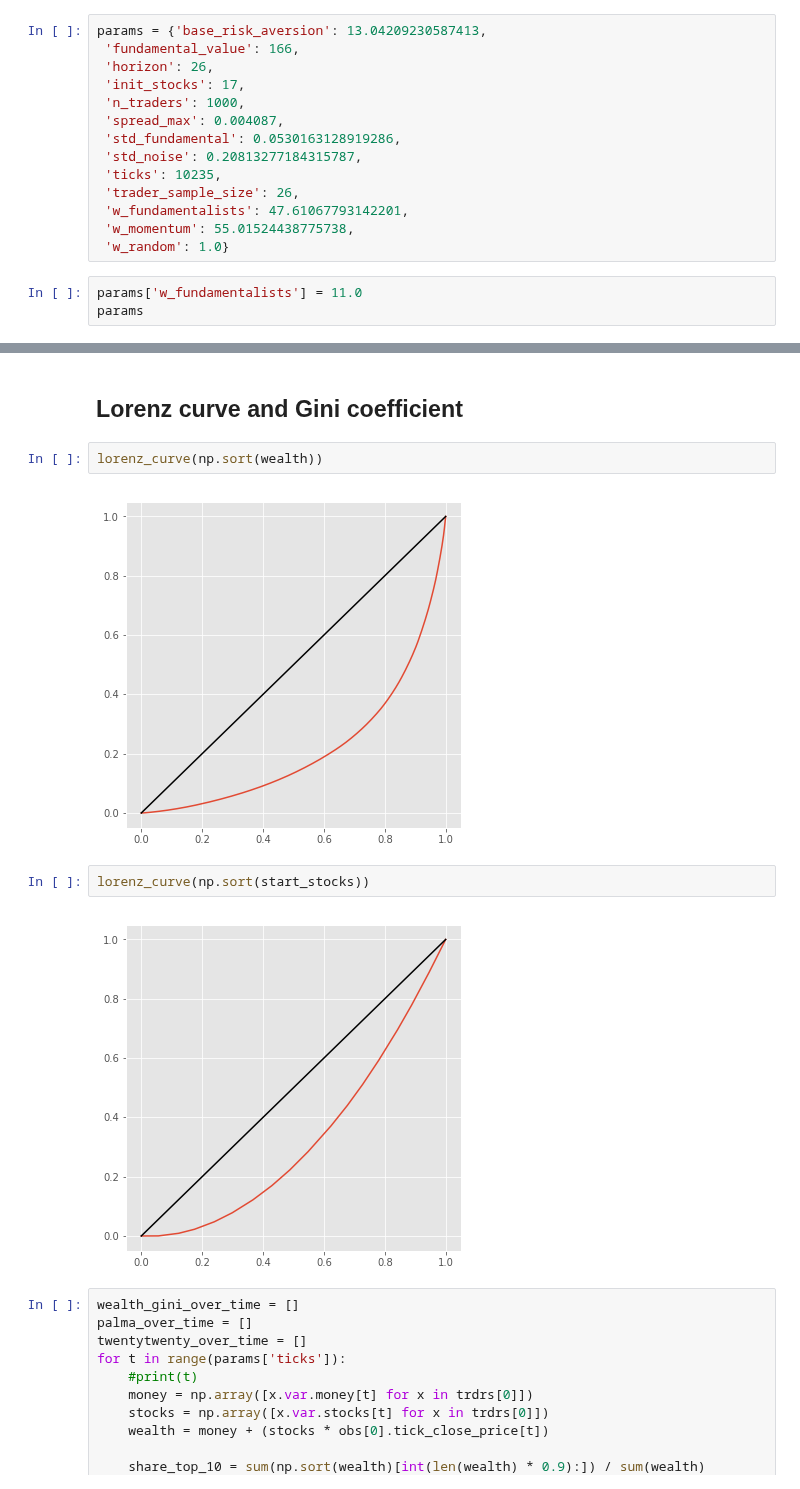
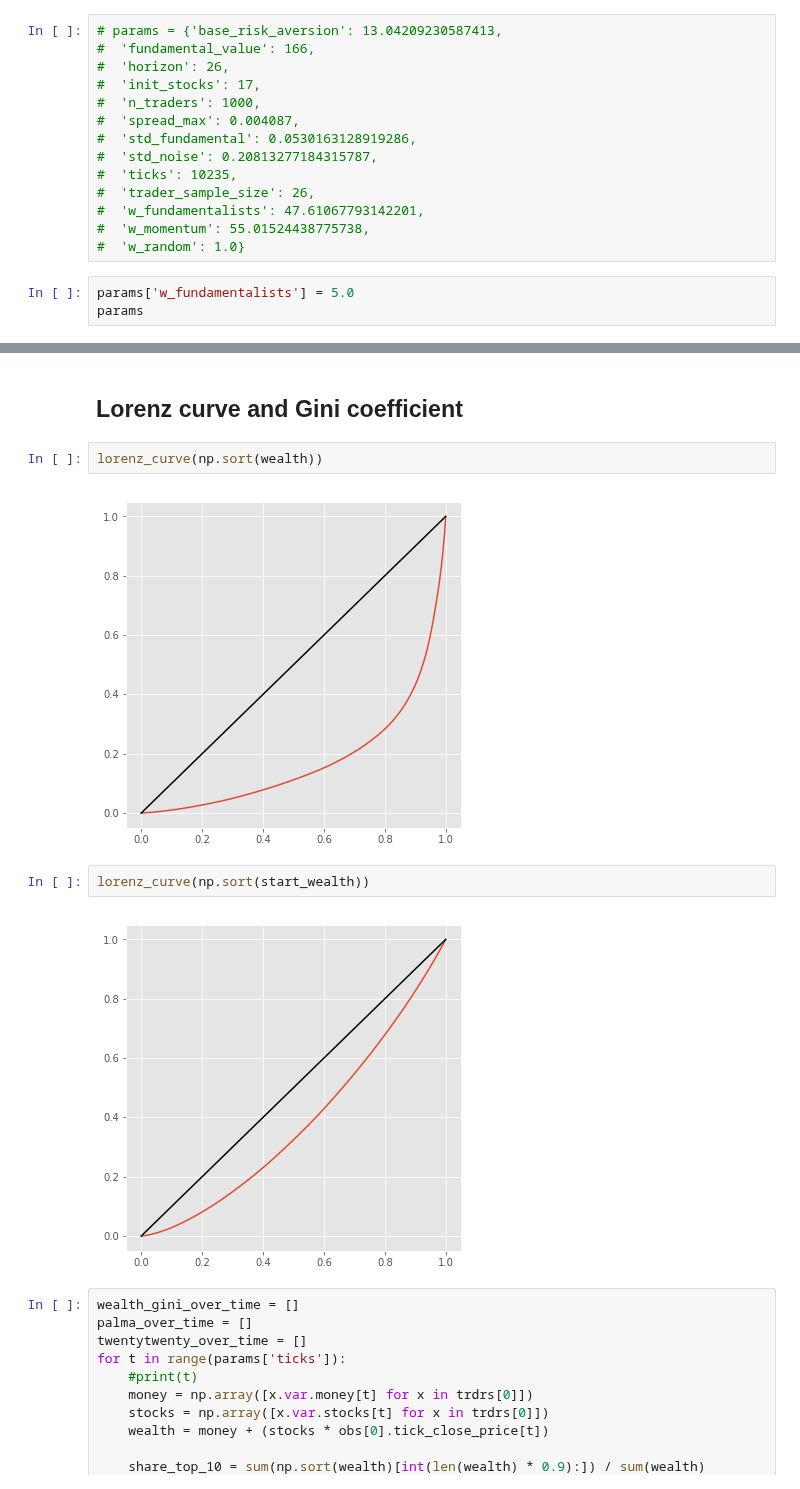
Before and after one commit to joerischasfoort/sim-fin-abm, a Jupyter notebook: distribution_model_dynamics.ipynb, the cells around one changed output, grey strips where cells are left out. Cells and saved outputs as stored; diff of their text form.

```diff
--- a/distribution_model_dynamics.ipynb
+++ b/distribution_model_dynamics.ipynb
@@ -64,21 +66,21 @@ params
  'w_momentum': 55.01524438775738,
  'w_random': 1.0}
 # %%
-params = {'base_risk_aversion': 13.04209230587413,
- 'fundamental_value': 166,
- 'horizon': 26,
- 'init_stocks': 17,
- 'n_traders': 1000,
- 'spread_max': 0.004087,
- 'std_fundamental': 0.0530163128919286,
- 'std_noise': 0.20813277184315787,
- 'ticks': 10235,
- 'trader_sample_size': 26,
- 'w_fundamentalists': 47.61067793142201,
- 'w_momentum': 55.01524438775738,
- 'w_random': 1.0}
+# params = {'base_risk_aversion': 13.04209230587413,
+#  'fundamental_value': 166,
+#  'horizon': 26,
+#  'init_stocks': 17,
+#  'n_traders': 1000,
+#  'spread_max': 0.004087,
+#  'std_fundamental': 0.0530163128919286,
+#  'std_noise': 0.20813277184315787,
+#  'ticks': 10235,
+#  'trader_sample_size': 26,
+#  'w_fundamentalists': 47.61067793142201,
+#  'w_momentum': 55.01524438775738,
+#  'w_random': 1.0}
 # %%
-params['w_fundamentalists'] = 11.0
+params['w_fundamentalists'] = 5.0
 params
 # %% [output]
 {'base_risk_aversion': 13.04209230587413,
@@ -246,11 +259,11 @@ pd.Series(np.sort(wealth)).plot()
 # %%
 lorenz_curve(np.sort(wealth))
 # %% [output]
-[figure, old version]
+[figure, new version]
 # %%
-lorenz_curve(np.sort(start_stocks))
+lorenz_curve(np.sort(start_wealth))
 # %% [output]
-[figure, old version]
+[figure, new version]
 # %%
 wealth_gini_over_time = []
 palma_over_time = []
```
Also changed, not shown: parts of 27 cells of this notebook, 1 other file.
